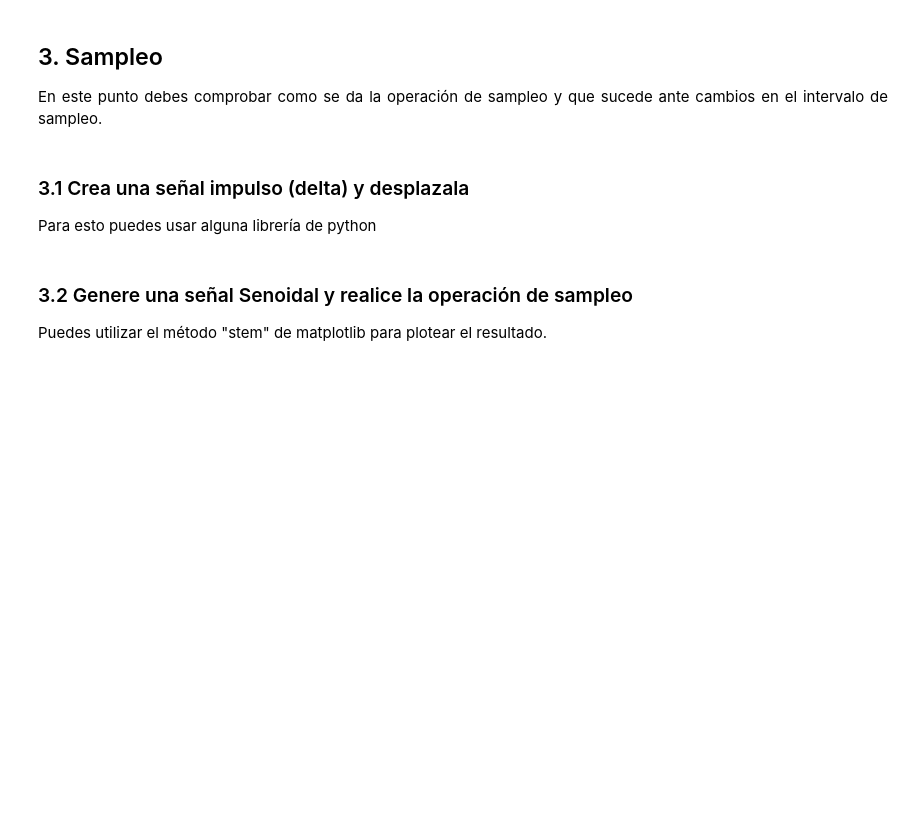
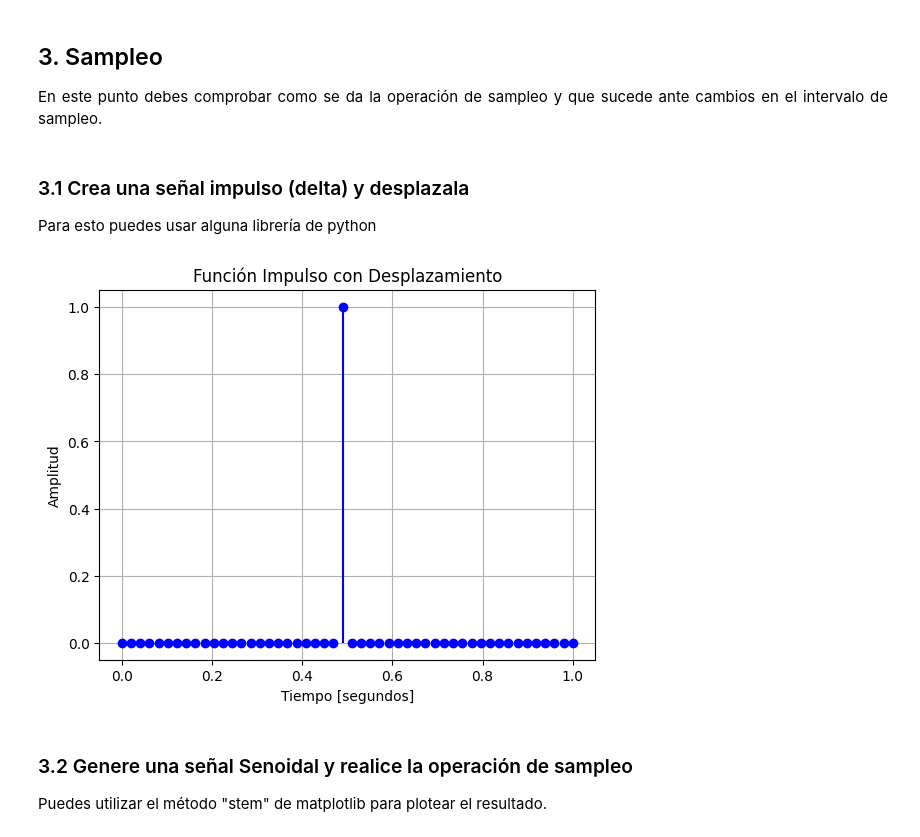
Before and after one commit to MatiasArmijo/Actividades-EIE-401-Matias-Armijo, a Jupyter notebook: actividad-2/Actividad_2_ArmijoMatias_204623155.ipynb, the cells around one changed output. Saved outputs shown, nothing was run; the diff lists cells and outputs as text; code cells hidden in the pictures; blank space fills up the shorter version.

Commit message:
Actividad 2 lista para entregar

```diff
--- a/actividad-2/Actividad_2_ArmijoMatias_204623155.ipynb
+++ b/actividad-2/Actividad_2_ArmijoMatias_204623155.ipynb
@@ -101,6 +105,39 @@ En este punto debes comprobar como se da la operación de sampleo y que sucede a
 # %% [markdown]
 ### 3.1 Crea una señal impulso (delta) y desplazala
 Para esto puedes usar alguna librería de python
+# %%
+import numpy as np
+import matplotlib.pyplot as plt
+
+# Funcion para crear impulso
+def impulso(n, desplazamiento):
+    # Se crea un arreglo de 0
+    impulso = np.zeros_like(n, dtype=float)
+
+    # Se asigna el valor de 1 correspondiente al despalzamiento
+    indice_desplazado = np.abs(n - desplazamiento).argmin()
+    impulso[indice_desplazado] = 1.0
+
+    return impulso
+
+# Desplazamiento de la funcion impulso
+desplazamiento = 0.5
+
+# Frecuencia de muestreo de las señales discretas
+frec_muestreo = 50
+t_muestreo = np.linspace(t_inicial,t_final,(t_final-t_inicial)*frec_muestreo)
+# Señal impulso
+impulso_resultante = impulso(t_muestreo, desplazamiento)
+
+# Graficamos la señal con un gráfico de tipo stem
+plt.stem(t_muestreo, impulso_resultante, linefmt='b-', markerfmt='bo', basefmt=' ')
+plt.title('Función Impulso con Desplazamiento')
+plt.xlabel('Tiempo [segundos]')
+plt.ylabel('Amplitud')
+plt.grid(True)
+plt.show()
+# %% [output]
+[figure, added]
 # %% [markdown]
 ### 3.2 Genere una señal Senoidal y realice la operación de sampleo
 Puedes utilizar el método "stem" de matplotlib para plotear el resultado.
```
Also changed, not shown: parts of 13 cells of this notebook.
